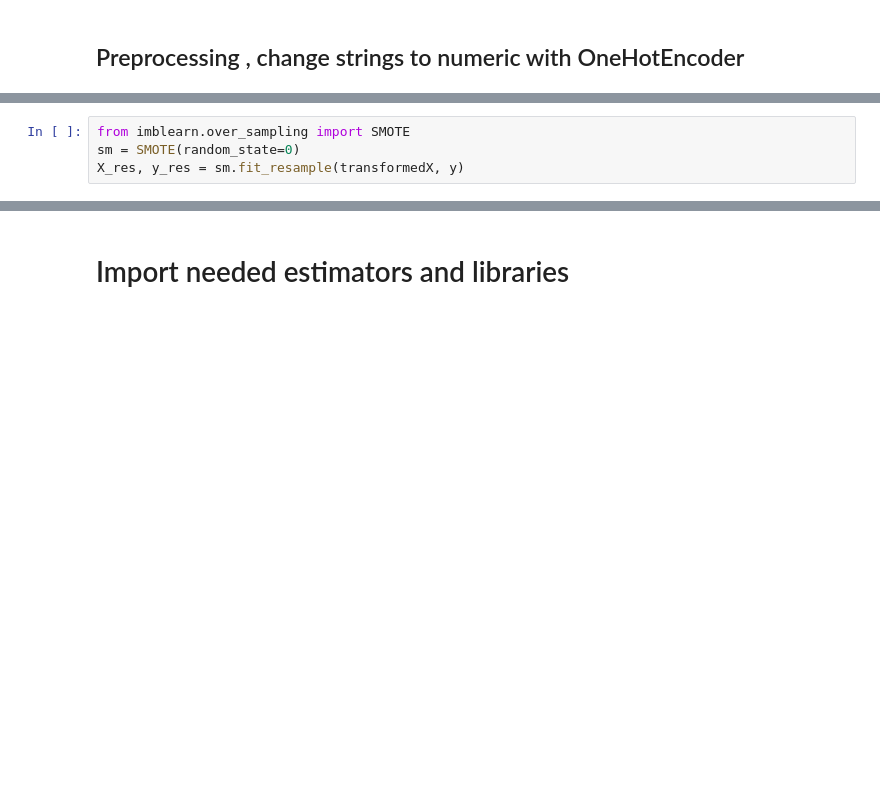
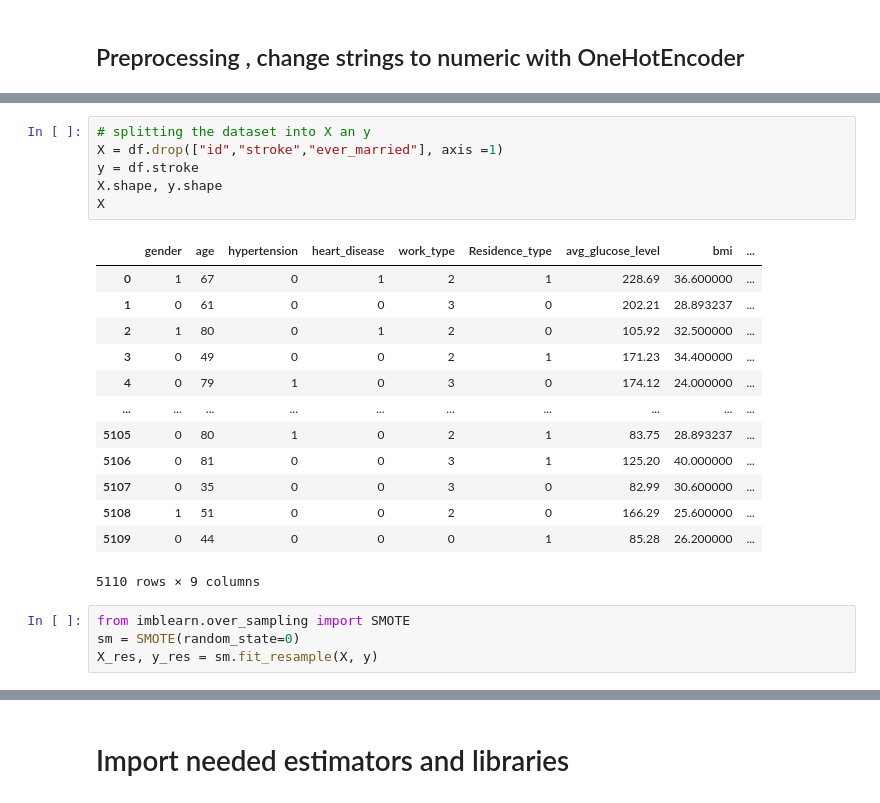
Before and after one commit to godwinnwalozie/Stroke-Prediction-Model, a Jupyter notebook: stroke.ipynb, the cells around one changed output, grey strips where cells are left out. Cells and saved outputs as stored; diff of their text form; blank space fills up the shorter version.

```diff
--- a/stroke.ipynb
+++ b/stroke.ipynb
@@ -116,7 +77,27 @@ pd.DataFrame(transformedX).head()
+# %%
+# splitting the dataset into X an y
+X = df.drop(["id","stroke","ever_married"], axis =1)
+y = df.stroke
+X.shape, y.shape
+X
+# %% [output]
+|  | gender | age | hypertension | heart_disease | work_type | Residence_type | avg_glucose_level | bmi | ... |
+| 0 | 1 | 67 | 0 | 1 | 2 | 1 | 228.69 | 36.600000 | ... |
+| 1 | 0 | 61 | 0 | 0 | 3 | 0 | 202.21 | 28.893237 | ... |
+| 2 | 1 | 80 | 0 | 1 | 2 | 0 | 105.92 | 32.500000 | ... |
+| 3 | 0 | 49 | 0 | 0 | 2 | 1 | 171.23 | 34.400000 | ... |
+| 4 | 0 | 79 | 1 | 0 | 3 | 0 | 174.12 | 24.000000 | ... |
+| ... | ... | ... | ... | ... | ... | ... | ... | ... | ... |
+| 5105 | 0 | 80 | 1 | 0 | 2 | 1 | 83.75 | 28.893237 | ... |
+| 5106 | 0 | 81 | 0 | 0 | 3 | 1 | 125.20 | 40.000000 | ... |
+| 5107 | 0 | 35 | 0 | 0 | 3 | 0 | 82.99 | 30.600000 | ... |
+| 5108 | 1 | 51 | 0 | 0 | 2 | 0 | 166.29 | 25.600000 | ... |
+| 5109 | 0 | 44 | 0 | 0 | 0 | 1 | 85.28 | 26.200000 | ... |
+5110 rows × 9 columns
 # %%
 from imblearn.over_sampling import SMOTE
 sm = SMOTE(random_state=0)
-X_res, y_res = sm.fit_resample(transformedX, y)
+X_res, y_res = sm.fit_resample(X, y)
 # %%
 from sklearn.model_selection import train_test_split , cross_val_score
 X_train,X_test ,y_train ,y_test = train_test_split(X_res,y_res, test_size = 0.2, random_state = 0)
```
Also changed, not shown: parts of 29 cells of this notebook.
